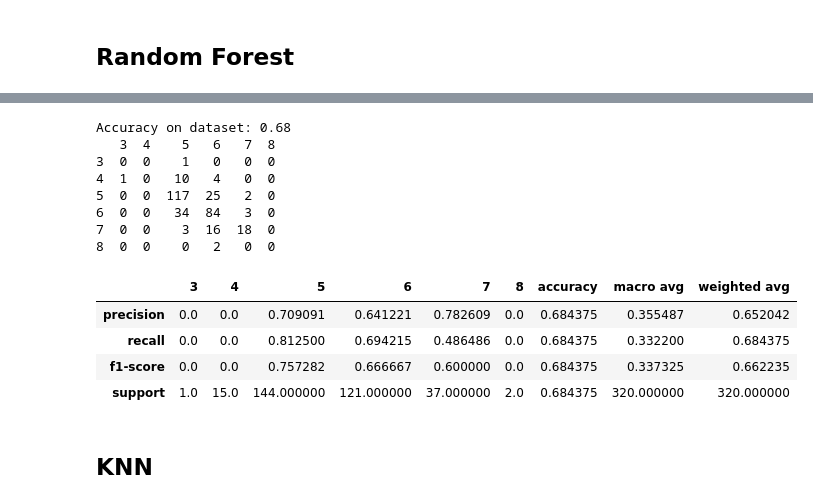
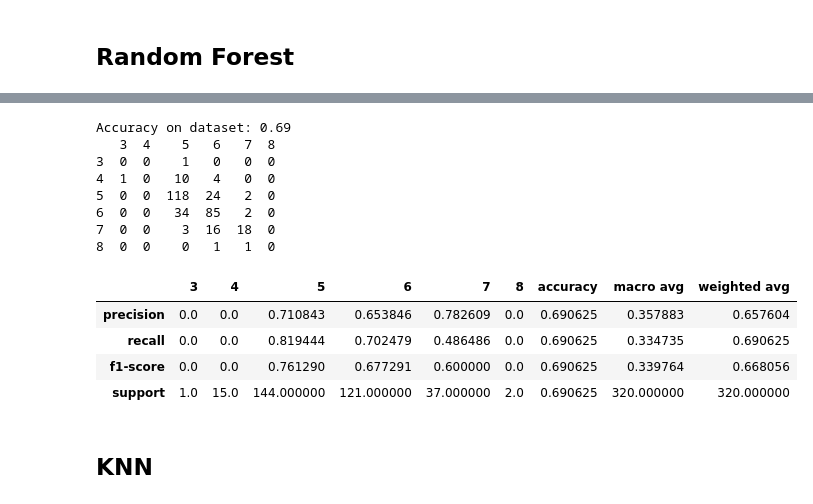
Before and after one commit to guedanie/wine-quality-project, a Jupyter notebook: wine_quality_practice.ipynb, the cells around one changed output, grey strips where cells are left out. Drawn from its saved outputs; the diff is of its cells as text; code cells hidden in the pictures.

```diff
--- a/wine_quality_practice.ipynb
+++ b/wine_quality_practice.ipynb
@@ -430,3 +431,6 @@ pd.DataFrame(confusion_matrix(class_eval.actual, class_eval.decision_tree), inde
 | 6 | 0 | 0 | 1 | 385 | 0 | 0 |
 | 7 | 0 | 0 | 0 | 0 | 123 | 0 |
 | 8 | 0 | 0 | 0 | 0 | 0 | 11 |
+# %%
+clf, y_pred = model.run_clf(train_scaled, y_train, 7)
+y_pred = clf.predict(validate_scaled)
@@ -461,27 +484,27 @@ Max_deph = 17, accuracy score = 68.44%
 Max_deph = 18, accuracy score = 67.81%
 Max_deph = 19, accuracy score = 68.44%
 # %%
-rf, y_pred = model.run_rf(train_scaled, y_train, 1, 17)
+rf, y_pred = model.run_rf(train_scaled, y_train, 1, 16)
 class_eval["random_forest"] = y_pred
 y_pred = rf.predict(validate_scaled)
 accuracy_score, matrix, report = model.accuracy_report(rf, y_pred, y_validate)
 print(accuracy_score)
 print(matrix)
 report
 # %% [output]
-Accuracy on dataset: 0.68
+Accuracy on dataset: 0.69
    3  4    5   6   7  8
 3  0  0    1   0   0  0
 4  1  0   10   4   0  0
-5  0  0  117  25   2  0
-6  0  0   34  84   3  0
+5  0  0  118  24   2  0
+6  0  0   34  85   2  0
 7  0  0    3  16  18  0
-8  0  0    0   2   0  0
+8  0  0    0   1   1  0
 |  | 3 | 4 | 5 | 6 | 7 | 8 | accuracy | macro avg | weighted avg |
-| precision | 0.0 | 0.0 | 0.709091 | 0.641221 | 0.782609 | 0.0 | 0.684375 | 0.355487 | 0.652042 |
-| recall | 0.0 | 0.0 | 0.812500 | 0.694215 | 0.486486 | 0.0 | 0.684375 | 0.332200 | 0.684375 |
-| f1-score | 0.0 | 0.0 | 0.757282 | 0.666667 | 0.600000 | 0.0 | 0.684375 | 0.337325 | 0.662235 |
-| support | 1.0 | 15.0 | 144.000000 | 121.000000 | 37.000000 | 2.0 | 0.684375 | 320.000000 | 320.000000 |
+| precision | 0.0 | 0.0 | 0.710843 | 0.653846 | 0.782609 | 0.0 | 0.690625 | 0.357883 | 0.657604 |
+| recall | 0.0 | 0.0 | 0.819444 | 0.702479 | 0.486486 | 0.0 | 0.690625 | 0.334735 | 0.690625 |
+| f1-score | 0.0 | 0.0 | 0.761290 | 0.677291 | 0.600000 | 0.0 | 0.690625 | 0.339764 | 0.668056 |
+| support | 1.0 | 15.0 | 144.000000 | 121.000000 | 37.000000 | 2.0 | 0.690625 | 320.000000 | 320.000000 |
 # %% [markdown]
 ## KNN
 # %%
```
Also changed, not shown: parts of 29 cells of this notebook.
